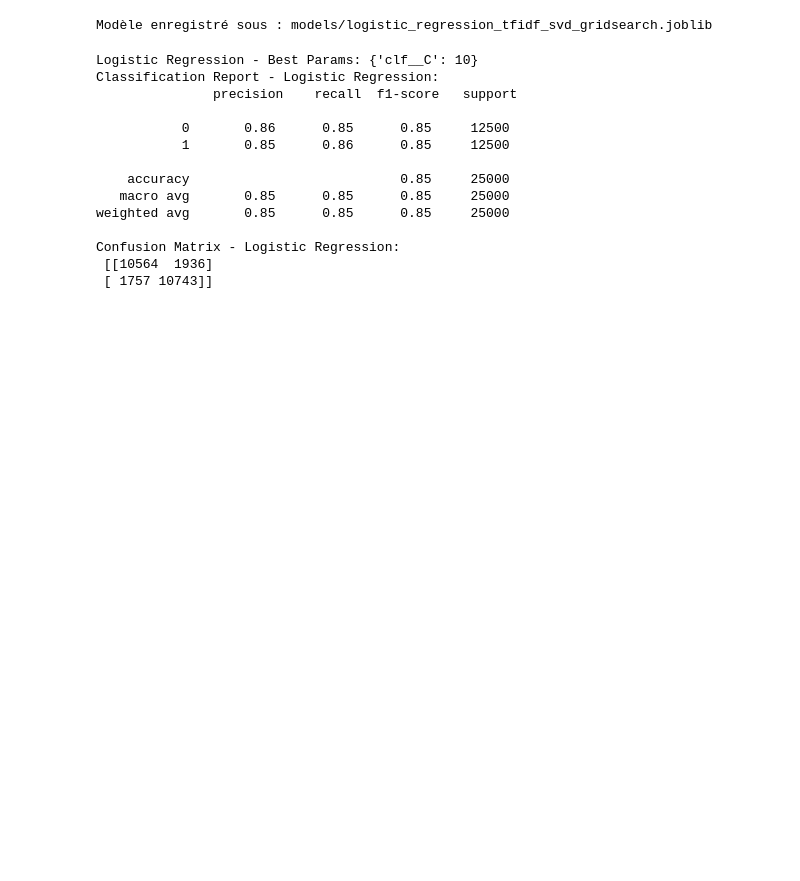
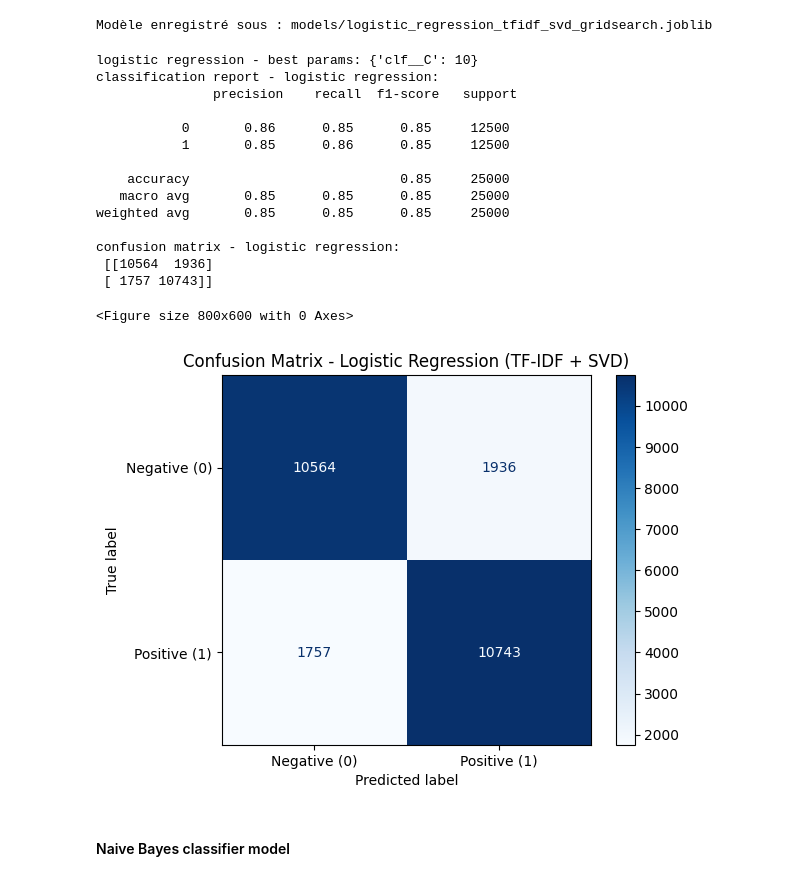
Before and after one commit to tonylauze/ensae_3A_S2_NLP, a Jupyter notebook: 2_prediction_benchmark_LSA.ipynb, the cells around one changed output. Saved outputs shown, nothing was run; the diff lists cells and outputs as text; code cells hidden in the pictures; blank space fills up the shorter version.

```diff
--- a/2_prediction_benchmark_LSA.ipynb
+++ b/2_prediction_benchmark_LSA.ipynb
@@ -122,32 +128,46 @@ print(f"Modèle enregistré sous : {model_filename}")
 # %% [output]
 Modèle enregistré sous : models/logistic_regression_tfidf_svd_gridsearch.joblib
 # %%
-"""Évaluation du modèle de régression"""
+"""Evaluation of the model"""
 
-# Chargement du modèle
-loaded_model = joblib.load("models/logistic_regression_tfidf_svd_gridsearch.joblib")
+# load the model
+grid_logistic = joblib.load("models/logistic_regression_tfidf_svd_gridsearch.joblib")
 
-# Réaliser les prédictions sur l'ensemble de test
-y_pred_logistic = loaded_model.predict(X_test)
+# make predictions on the test set
+y_pred_logistic = grid_logistic.predict(X_test)
 
-# Afficher les résultats
-print("Logistic Regression - Best Params:", grid_logistic.best_params_)
+# show results
+print("logistic regression - best params:", grid_logistic.best_params_)
 y_pred_logistic = grid_logistic.predict(X_test)
-print("Classification Report - Logistic Regression:\n", classification_report(y_test, y_pred_logistic))
-print("Confusion Matrix - Logistic Regression:\n", confusion_matrix(y_test, y_pred_logistic))
+print("classification report - logistic regression:\n", classification_report(y_test, y_pred_logistic))
+print("confusion matrix - logistic regression:\n", confusion_matrix(y_test, y_pred_logistic))
+
+# plot and save the confusion matrix
+cm = confusion_matrix(y_test, y_pred_logistic)
+disp = ConfusionMatrixDisplay(confusion_matrix=cm, display_labels=['Negative (0)', 'Positive (1)'])
+
+plt.figure(figsize=(8, 6))
+disp.plot(cmap=plt.cm.Blues, values_format='d')
+plt.title('Confusion Matrix - Logistic Regression (TF-IDF + SVD)')
+plt.savefig('output/confusion_matrix_logistic.png')
+plt.show()
 # %% [output]
-Logistic Regression - Best Params: {'clf__C': 10}
-Classification Report - Logistic Regression:
+logistic regression - best params: {'clf__C': 10}
+classification report - logistic regression:
                precision    recall  f1-score   support
 
            0       0.86      0.85      0.85     12500
            1       0.85      0.86      0.85     12500
 
     accuracy                           0.85     25000
    macro avg       0.85      0.85      0.85     25000
 weighted avg       0.85      0.85      0.85     25000
 
-Confusion Matrix - Logistic Regression:
+confusion matrix - logistic regression:
  [[10564  1936]
  [ 1757 10743]]
+<Figure size 800x600 with 0 Axes>
+[figure, added]
+# %% [markdown]
+#### Naive Bayes classifier model
 # %%
```
Also changed, not shown: parts of 13 cells of this notebook, 7 other files.
